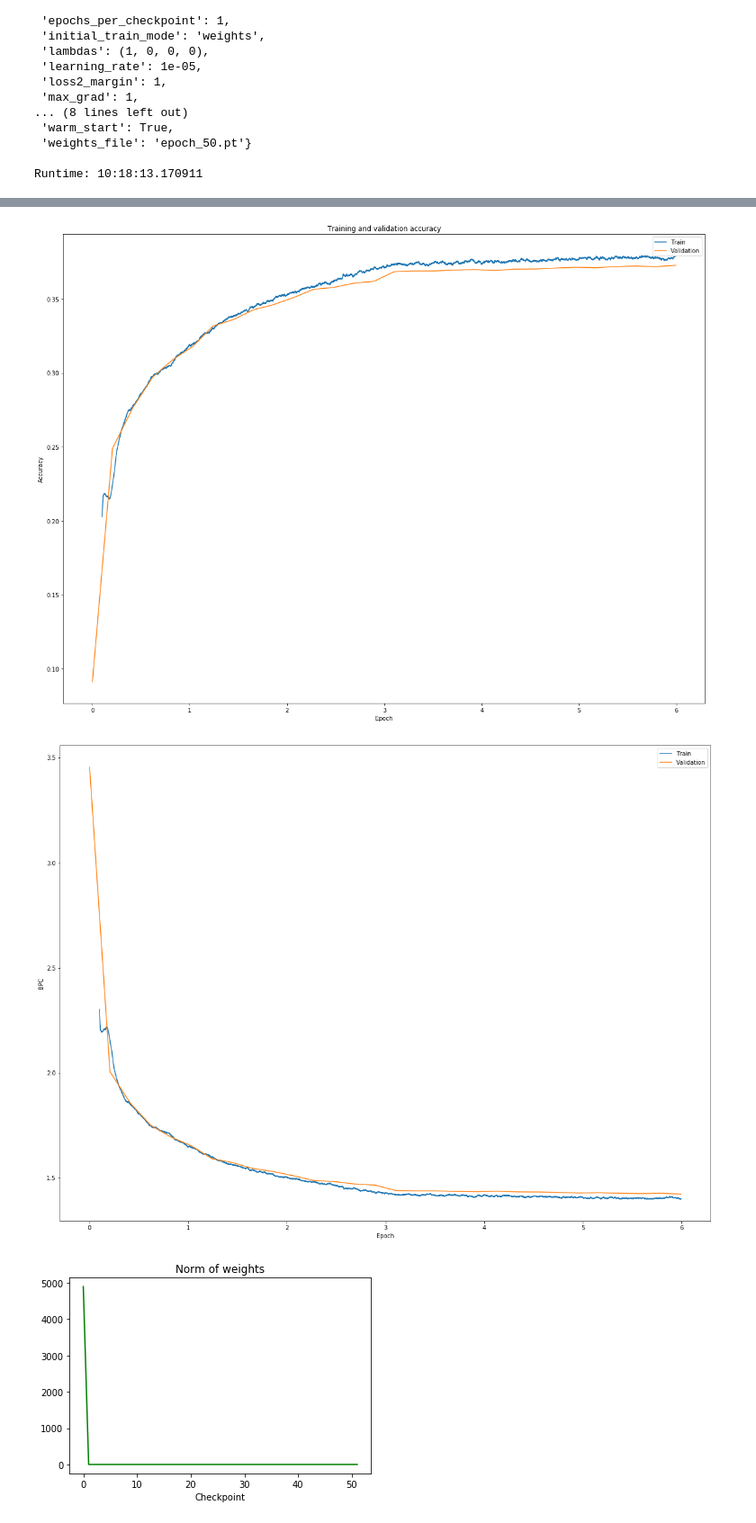
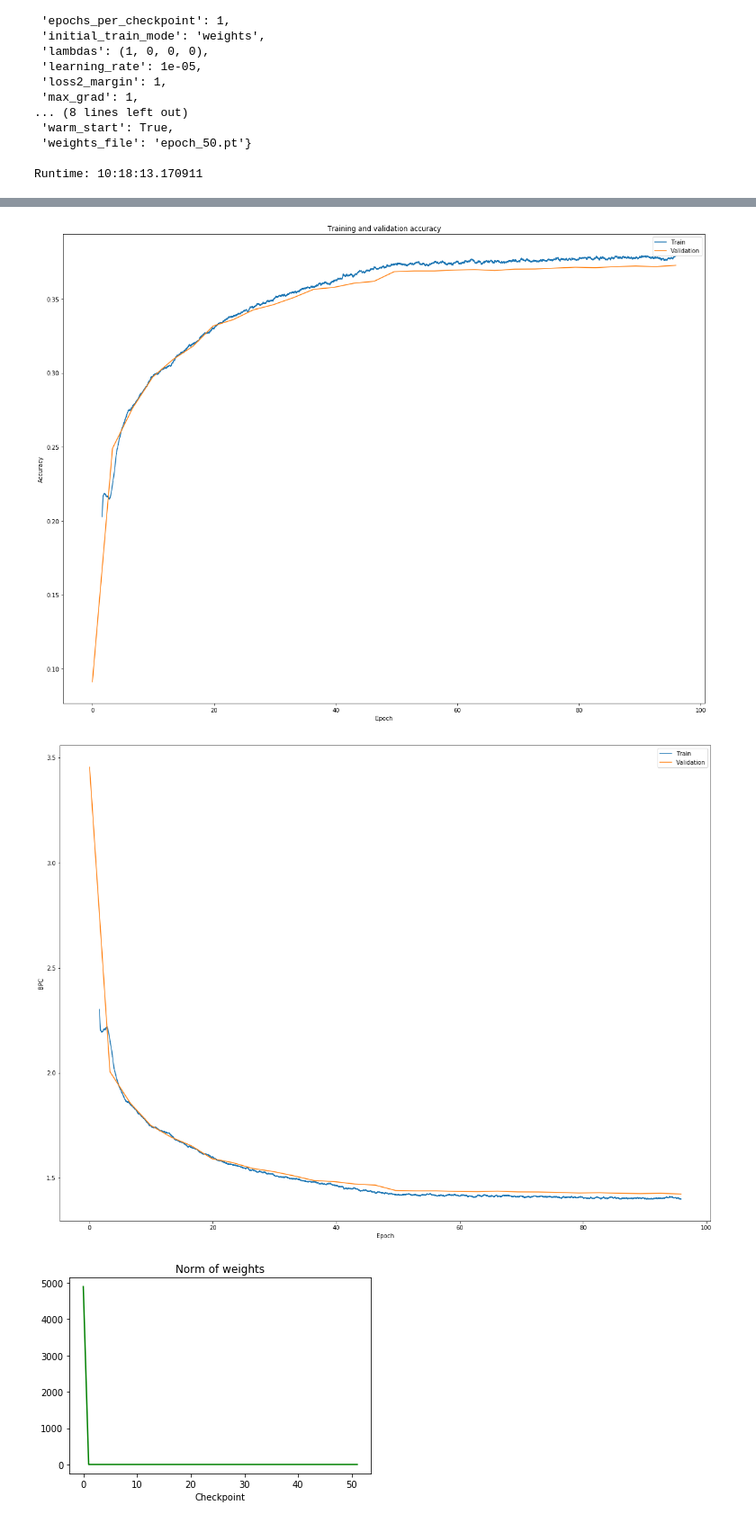
Before and after one commit to matthewkennedy5/RRNN, a Jupyter notebook: visualize-results.ipynb, the cells around one changed output, grey strips where cells are left out. Shown: that part at 90% size. Saved outputs shown, nothing was run; the diff lists cells and outputs as text; code cells hidden in the pictures.

```diff
--- a/visualize-results.ipynb
+++ b/visualize-results.ipynb
@@ -48,10 +48,11 @@ losses[:, 0][losses[:, 0] < 30] *= 2
 # print(losses)
 N_iters = losses.shape[0]
 
+batch_size = params['batch_size']
 # Plot total loss
 plt.figure(figsize=(20, 15))
 n_data = params['nb_train']
-x_axis = np.linspace(0, N_iters / n_data, num=N_iters)
+x_axis = np.linspace(0, batch_size * N_iters / n_data, num=N_iters)
 plt.plot(x_axis, np.sum(losses, axis=1), label='Total')
 plt.title('Loss')
 plt.xlabel('Epoch')
@@ -66,7 +67,7 @@ plt.legend(loc='upper right')
 plt.show()
 
 # Plot loss1 separately
-plt.figure()
+plt.figure(figsize=(20, 15))
 plt.title('Loss1')
 plt.plot(x_axis, losses[:, 0])
 plt.plot(x_axis, 37.8 * np.ones(losses[:, 0].shape))
@@ -116,39 +117,39 @@ with open(dirname + '/train_acc.txt', 'r') as f:
     for iteration in f:
         train.append([float(term) for term in iteration.split()])
 train = np.array(train)
 
 # Training accuracy here is the average of the last V training examples,
 # where V is the size of the validation set.
 val_size = 500
 for i in reversed(range(train.shape[0])):
     train[i] = np.mean(train[i-val_size:i])
 
-train_x = np.linspace(0, train.shape[0] / n_data, num=train.shape[0])
-val_x = np.linspace(0, N_iters / n_data, num=val.shape[0])
+train_x = np.linspace(0, batch_size * train.shape[0] / n_data, num=train.shape[0])
+val_x = np.linspace(0, batch_size * N_iters / n_data, num=val.shape[0])
 plt.figure(figsize=(20, 15))
 plt.plot(train_x, train, label='Train')
 plt.plot(val_x, val[:, 1:], label='Validation')
 plt.title('Training and validation accuracy')
 plt.ylabel('Accuracy')
 plt.xlabel('Epoch')
 plt.legend(loc='upper right')
 plt.show()
 
 eps = 1e-6
 train_bpc = -np.log2(train + eps)
 val_bpc = -np.log2(val[:, 1] + eps)
 plt.figure(figsize=(20, 15))
-train_x = np.linspace(0, train_bpc.shape[0] / n_data, num=train_bpc.shape[0])
-val_x = np.linspace(0, N_iters / n_data, num=val_bpc.shape[0])
+train_x = np.linspace(0, batch_size * train_bpc.shape[0] / n_data, num=train_bpc.shape[0])
+val_x = np.linspace(0, batch_size * N_iters / n_data, num=val_bpc.shape[0])
 plt.plot(train_x, train_bpc, label='Train')
 plt.plot(val_x, val_bpc, label='Validation')
 plt.ylabel('BPC')
 plt.xlabel('Epoch')
 plt.legend()
 plt.show()
 # %% [output]
-[figure, old version]
+[figure, new version]
-[figure, old version]
+[figure, new version]
 # %%
 # Display weight magnitudes
 
```
Also changed, not shown: parts of 2 cells of this notebook.
